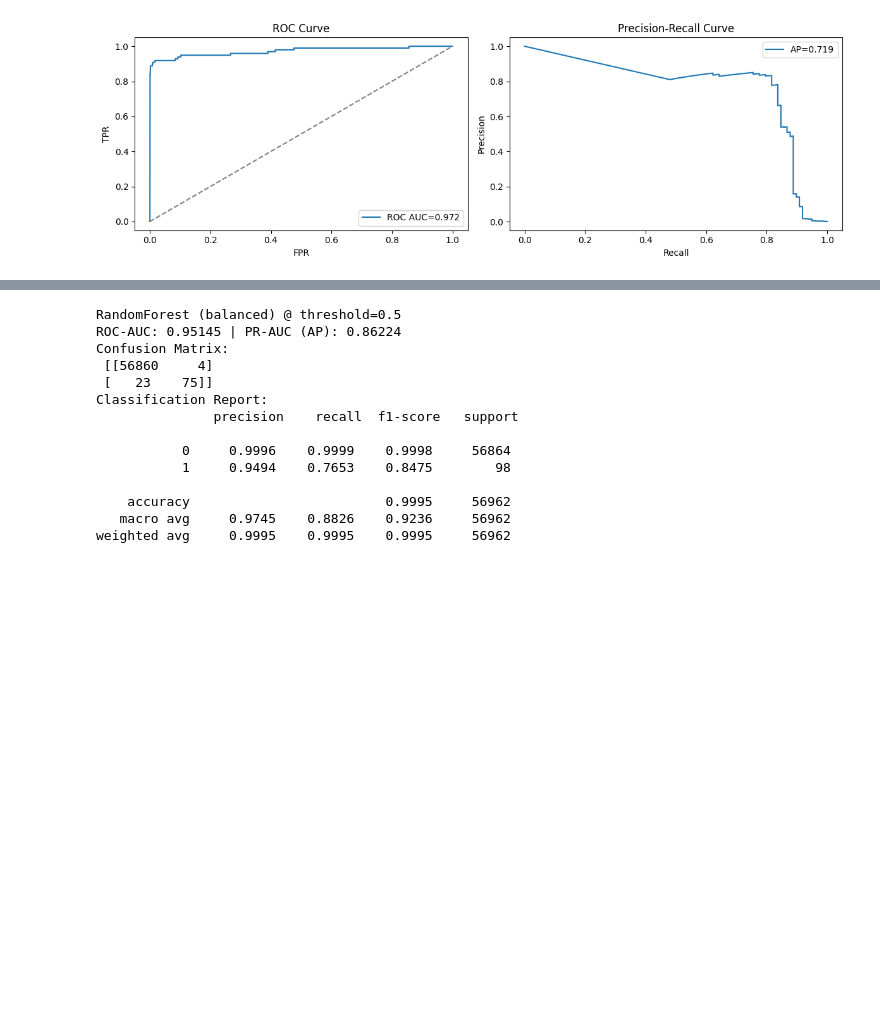
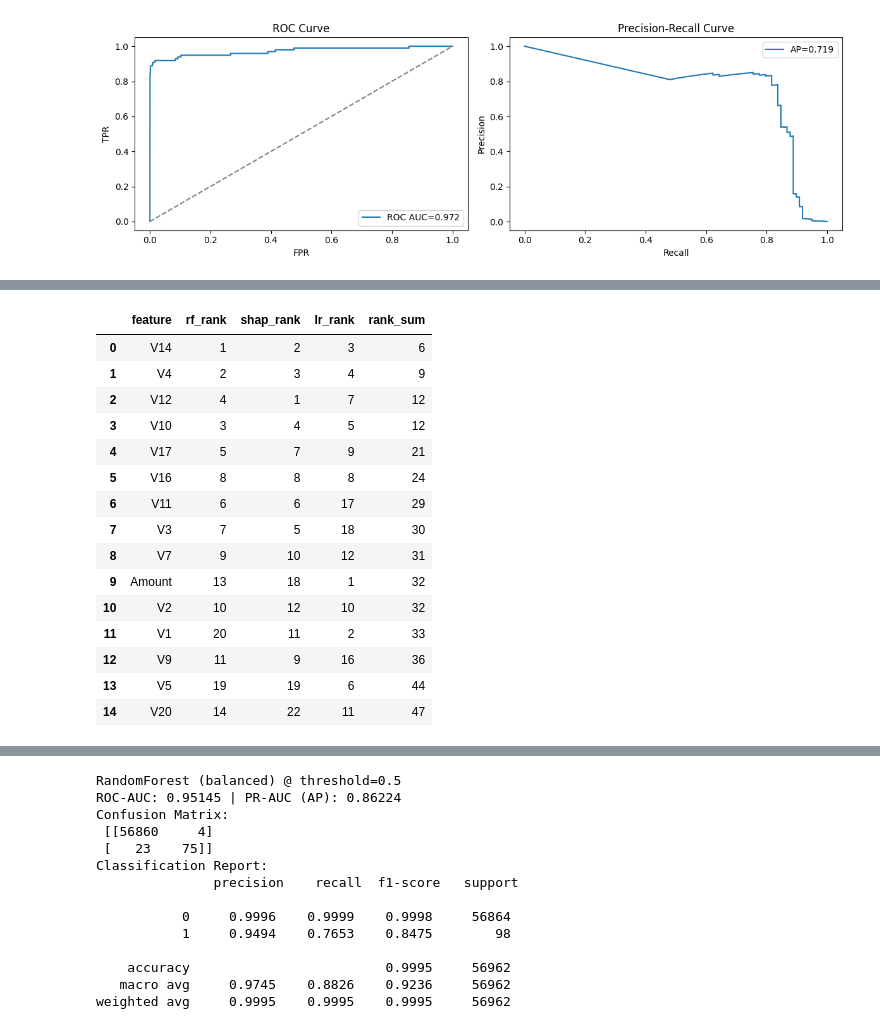
Before and after one commit to peter199711/python_CreditCardFraudDetection, a Jupyter notebook: AlternativeMethods.ipynb, the cells around one changed output, grey strips where cells are left out. Cells and saved outputs as stored; diff of their text form; code cells hidden in the pictures; blank space fills up the shorter version.

```diff
--- a/AlternativeMethods.ipynb
+++ b/AlternativeMethods.ipynb
@@ -186,0 +346,82 @@ weighted avg     0.9994    0.9994    0.9994     56962
+# %%
+# 特徵重要性彙整：RF importances、SHAP、LR 係數
+# 產生三種視角的前15大特徵，便於交叉驗證一致性
+
+# 1) RandomForest Gini importance
+rf_imp_df = pd.DataFrame({
+    'feature': X.columns,
+    'rf_importance': rf.feature_importances_
+}).sort_values('rf_importance', ascending=False)
+
+# 2) SHAP 平均絕對值重要度（穩健抽取，兼容不同版本/形狀）
+_shap_explainer = shap.TreeExplainer(rf)
+_shap_sample_idx = np.random.RandomState(123).choice(len(X_test), size=min(5000, len(X_test)), replace=False)
+_Xs = X_test.iloc[_shap_sample_idx]
+_shap_values = _shap_explainer.shap_values(_Xs)
+
+# 將 SHAP 輸出轉成 (n_samples, n_features) 的 2D 陣列
+_shap_arr = _shap_values
+if isinstance(_shap_values, list):
+    # 針對二元分類，取正類（index=1）；若不存在則取第一個
+    _shap_arr = _shap_values[1 if len(_shap_values) > 1 else 0]
+else:
+    _shap_arr = np.asarray(_shap_values)
+    if _shap_arr.ndim == 3:
+        # 嘗試將最後一維視為類別，取正類；否則對該維平均
+        if _shap_arr.shape[-1] > 1:
+            _shap_arr = _shap_arr[..., -1]
+        else:
+            _shap_arr = _shap_arr.mean(axis=-1)
+
+# 某些版本會在最後多一個偏置欄位
+if _shap_arr.shape[1] == _Xs.shape[1] + 1:
+    _shap_arr = _shap_arr[:, :-1]
+
+# 確保是 2D 且與特徵數對齊
+_shap_arr = np.asarray(_shap_arr)
+if _shap_arr.ndim != 2:
+    _shap_arr = _shap_arr.reshape(_shap_arr.shape[0], -1)
+
+# 若維度仍不一致，做安全對齊（取最小長度）
+feat_len = _Xs.shape[1]
+shap_len = _shap_arr.shape[1]
+use_len = min(feat_len, shap_len)
+shap_mean_abs = np.abs(_shap_arr[:, :use_len]).mean(axis=0).ravel()
+shap_features = _Xs.columns[:use_len]
+
+shap_imp_df = pd.DataFrame({'feature': shap_features, 'shap_mean_abs': shap_mean_abs}) \
+                 .sort_values('shap_mean_abs', ascending=False)
+
+# 3) Logistic Regression 係數（取絕對值排名）
+lr_coef_df = pd.DataFrame({
+    'feature': X.columns,
+    'lr_coef': log_reg.coef_[0]
+})
+lr_coef_df['lr_coef_abs'] = lr_coef_df['lr_coef'].abs()
+lr_coef_df = lr_coef_df.sort_values('lr_coef_abs', ascending=False)
+
+# 合併前三者並製作綜合排名（名次求和）
+rank_rf = rf_imp_df.assign(rf_rank=np.arange(1, len(rf_imp_df)+1))[['feature','rf_rank']]
+rank_shap = shap_imp_df.assign(shap_rank=np.arange(1, len(shap_imp_df)+1))[['feature','shap_rank']]
+rank_lr = lr_coef_df.assign(lr_rank=np.arange(1, len(lr_coef_df)+1))[['feature','lr_rank']]
+
+rank_all = (rank_rf
+            .merge(rank_shap, on='feature', how='outer')
+            .merge(rank_lr, on='feature', how='outer'))
+for c in ['rf_rank','shap_rank','lr_rank']:
+    rank_all[c] = rank_all[c].fillna(len(rank_all)+1)
+rank_all['rank_sum'] = rank_all[['rf_rank','shap_rank','lr_rank']].sum(axis=1)
+rank_all = rank_all.sort_values('rank_sum').reset_index(drop=True)
+
+print('Top 15 by combined ranking (smaller rank_sum = more consistently important):')
+display(rank_all.head(15))
+
+print('\nTop 15 by RandomForest importance:')
+display(rf_imp_df.head(15))
+
+print('\nTop 15 by SHAP mean |value|:')
+display(shap_imp_df.head(15))
+
+print('\nTop 15 by |Logistic coef|:')
+display(lr_coef_df.head(15))
+# %% [output]
@@ -186,0 +429,16 @@ weighted avg     0.9994    0.9994    0.9994     56962
+|  | feature | rf_rank | shap_rank | lr_rank | rank_sum |
+| 0 | V14 | 1 | 2 | 3 | 6 |
+| 1 | V4 | 2 | 3 | 4 | 9 |
+| 2 | V12 | 4 | 1 | 7 | 12 |
+| 3 | V10 | 3 | 4 | 5 | 12 |
+| 4 | V17 | 5 | 7 | 9 | 21 |
+| 5 | V16 | 8 | 8 | 8 | 24 |
+| 6 | V11 | 6 | 6 | 17 | 29 |
+| 7 | V3 | 7 | 5 | 18 | 30 |
+| 8 | V7 | 9 | 10 | 12 | 31 |
+| 9 | Amount | 13 | 18 | 1 | 32 |
+| 10 | V2 | 10 | 12 | 10 | 32 |
+| 11 | V1 | 20 | 11 | 2 | 33 |
+| 12 | V9 | 11 | 9 | 16 | 36 |
+| 13 | V5 | 19 | 19 | 6 | 44 |
+| 14 | V20 | 14 | 22 | 11 | 47 |
```
Also changed, not shown: parts of 10 cells of this notebook, 1 other file.
